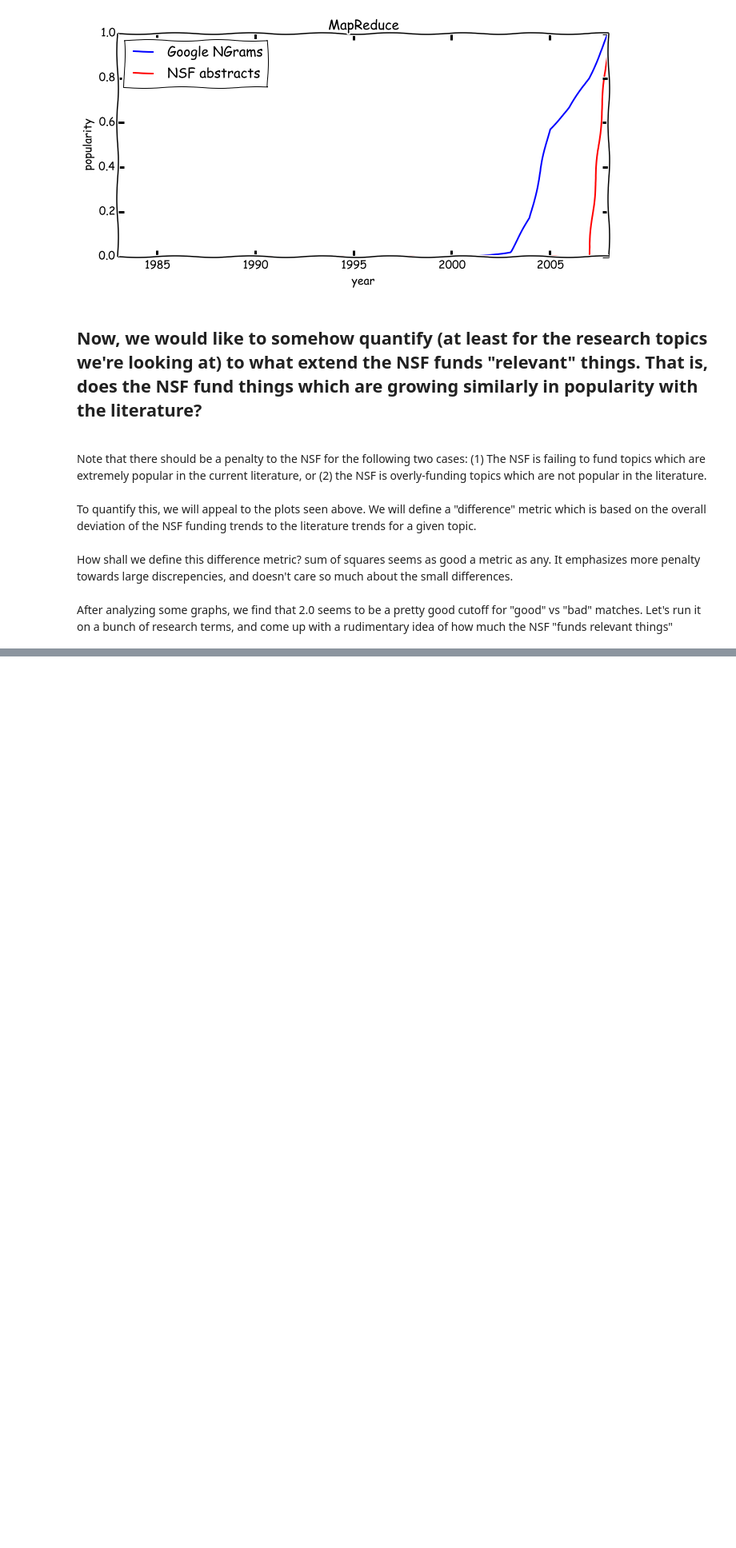
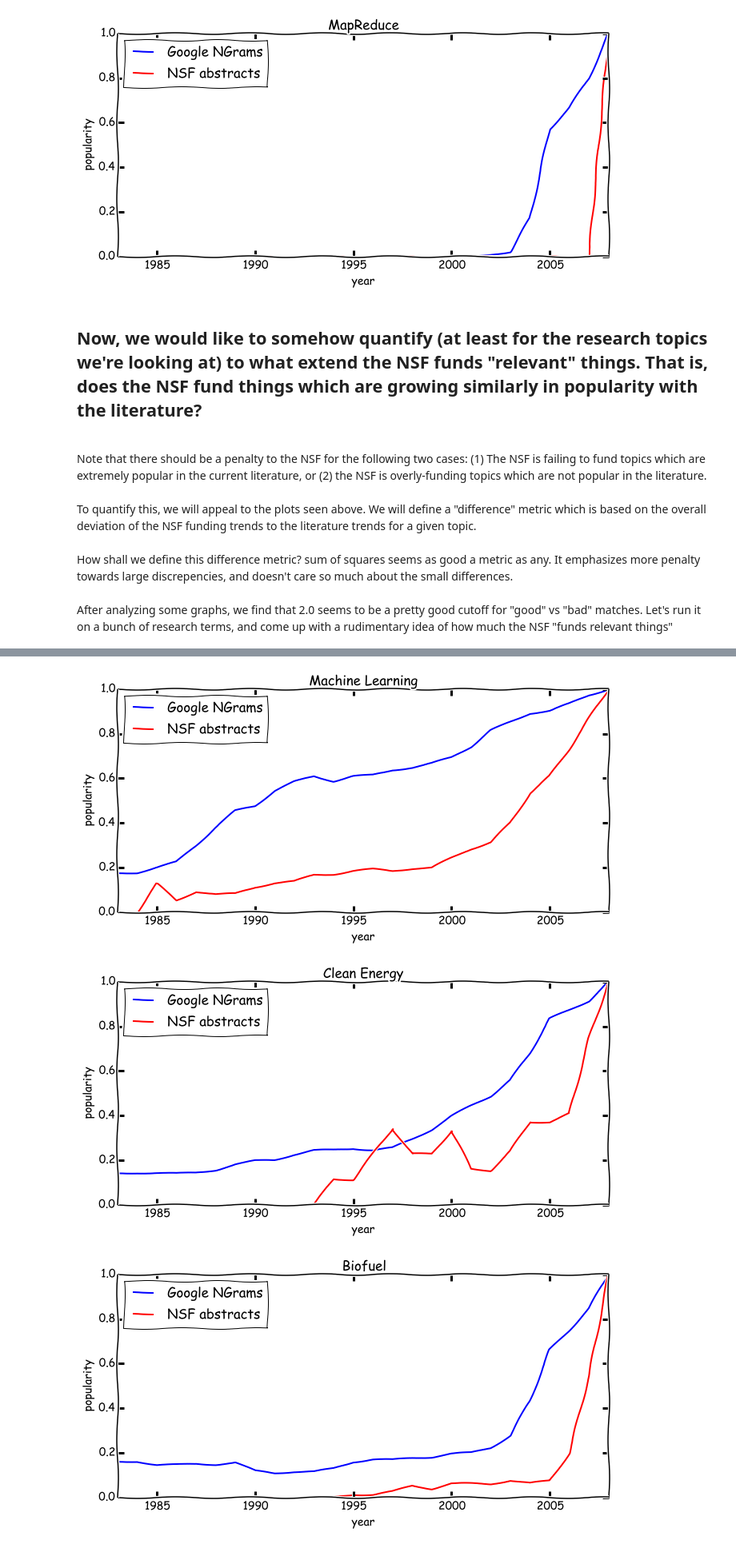
Before and after one commit to realmichaelzyy/cs249project, a Jupyter notebook: MarksTestNotebook.ipynb, the cells around one changed output, grey strips where cells are left out. Shown at 80% size. Drawn from its saved outputs; the diff is of its cells as text; code cells hidden in the pictures; blank space fills up the shorter version.

```diff
--- a/MarksTestNotebook.ipynb
+++ b/MarksTestNotebook.ipynb
@@ -859,0 +969,73 @@ MapReduce
+# %%
+def phraseInAbstract(term, row):
+    abst = row.abstractnarration
+    if term.lower() in abst.lower():
+        return True
+    return False
+
+def getYearRange(row, freqlist):
+    for i in range(row.awardeffectivedate,min(2009,row.awardexpirationdate + 1)):
+        #print("adding" +str(i))
+        freqlist[i - 1983] += 1
+
+def getTotalAwardsActive():
+    total = [0] * 26
+    for i in range(len(pieces)):
+        abstracts = pieces[i][['abstractnarration','awardeffectivedate','awardexpirationdate']].dropna()
+        time = abstracts[['awardeffectivedate','awardexpirationdate']]
+        time = time.apply(lambda x : map(lambda x : pd.to_datetime(x).year, x))
+        _ = time.apply(lambda x : getYearRange(x, total), axis=1)
+    return total
+
+total = getTotalAwardsActive()
+
+#takes into account the number of "active" awards in a current year
+def getEnhancedFreqCount(term, pieces):
+    freq = [0] * 26
+    for i in range(len(pieces)):
+        abstracts = pieces[i][['abstractnarration','awardeffectivedate','awardexpirationdate']].dropna()
+        abstracts = abstracts[abstracts.apply(lambda x : phraseInAbstract(term, x), axis=1)]
+        if (len(abstracts) != 0):
+            time = abstracts[['awardeffectivedate','awardexpirationdate']]
+            time = time.apply(lambda x : map(lambda x : pd.to_datetime(x).year, x))
+            _ = time.apply(lambda x : getYearRange(x, freq), axis=1)
+            #freq[i] = float(freq[i])/float(len(abstracts))
+    return np.array([float(i) for i in freq])/np.array([float(i) for i in total])
+
+import ngrams
+pylab.rcParams['figure.figsize'] = 11, 5
+
+r = 2
+c = 2
+#fig, ax = pylab.subplots(r, c)
+
+
+terms = ['Machine Learning','Clean Energy','Biofuel','Nanotechnology','BioInformatics', 'Computer Vision','Embedded Systems','Data Mining','Cybersecurity',
+         'MapReduce']
+
+rax = 0
+cax = 0
+
+for t in terms:
+    if cax >= c:
+        cax = 0
+        rax += 1;
+    freq = getEnhancedFreqCount(t, pieces)
+    quer = ngrams.runQuery(t)
+    quer.set_index('year',inplace=True)
+    maxfreq = max(freq)
+    maxngram = quer.ix[:,0].max()
+    quer[t] = quer[t].apply(lambda x : x/maxngram)
+    quer.rename(columns={t : "Google NGrams"}, inplace=True)
+    quer['NSF abstracts'] = map(lambda x : 0 if maxfreq == 0 else (x / maxfreq), freq)
+
+    #ax[rax,cax].set_title(t)
+    #dates for which we have nsf abstract information
+    quer.plot(xlim=(1983,2008))#, ax=ax[rax,cax])
+    pylab.title(t)
+    pylab.ylabel('popularity')
+    cax += 1
+# %% [output]
+[figure, added]
+[figure, added]
+[figure, added]
```
Also changed, not shown: parts of 7 cells of this notebook.
